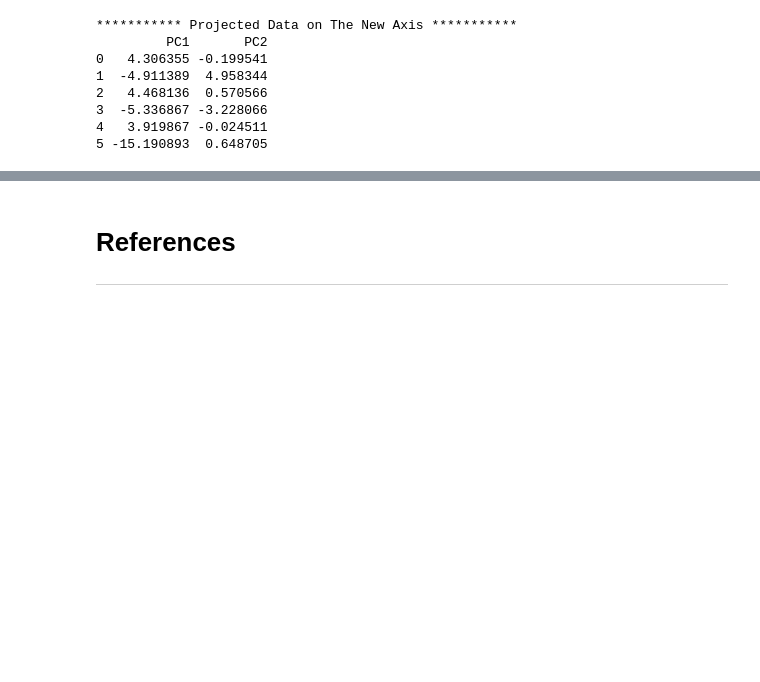
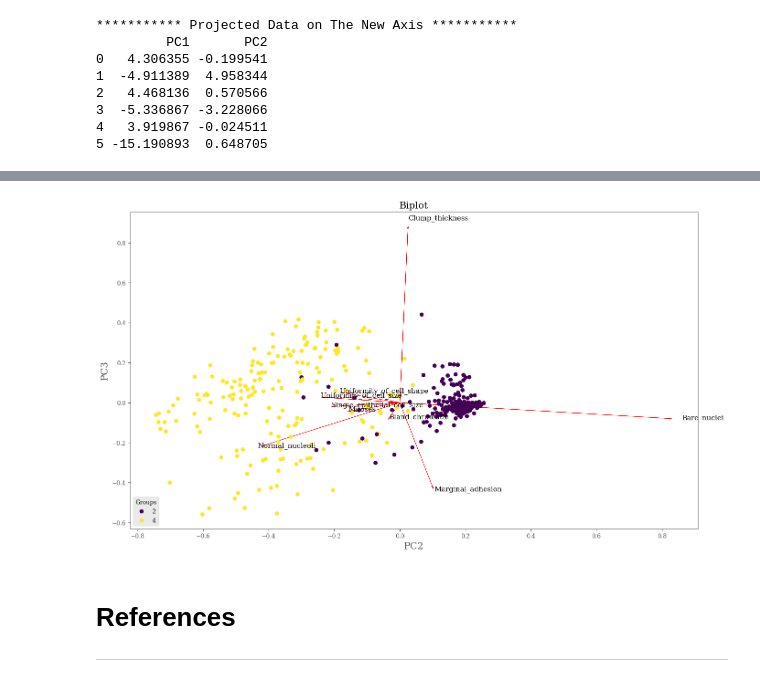
Before and after one commit to HamzaElshafie/MLiS-Project, a Jupyter notebook: MLiS_Project.ipynb, the cells around one changed output, grey strips where cells are left out. Cells and saved outputs as stored; diff of their text form; code cells hidden in the pictures; blank space fills up the shorter version.

```diff
--- a/MLiS_Project.ipynb
+++ b/MLiS_Project.ipynb
@@ -350,3 +351,7 @@ pca.biplot_2D(X_train, y_train, PC=(0,1))
+# %%
+pca.biplot_2D(X_train, y_train, PC=(1,2), figsize=(16,9))
+# %% [output]
+[figure, added]
 # %% [markdown]
 # References
 ----
```
Also changed, not shown: parts of 4 cells of this notebook.
